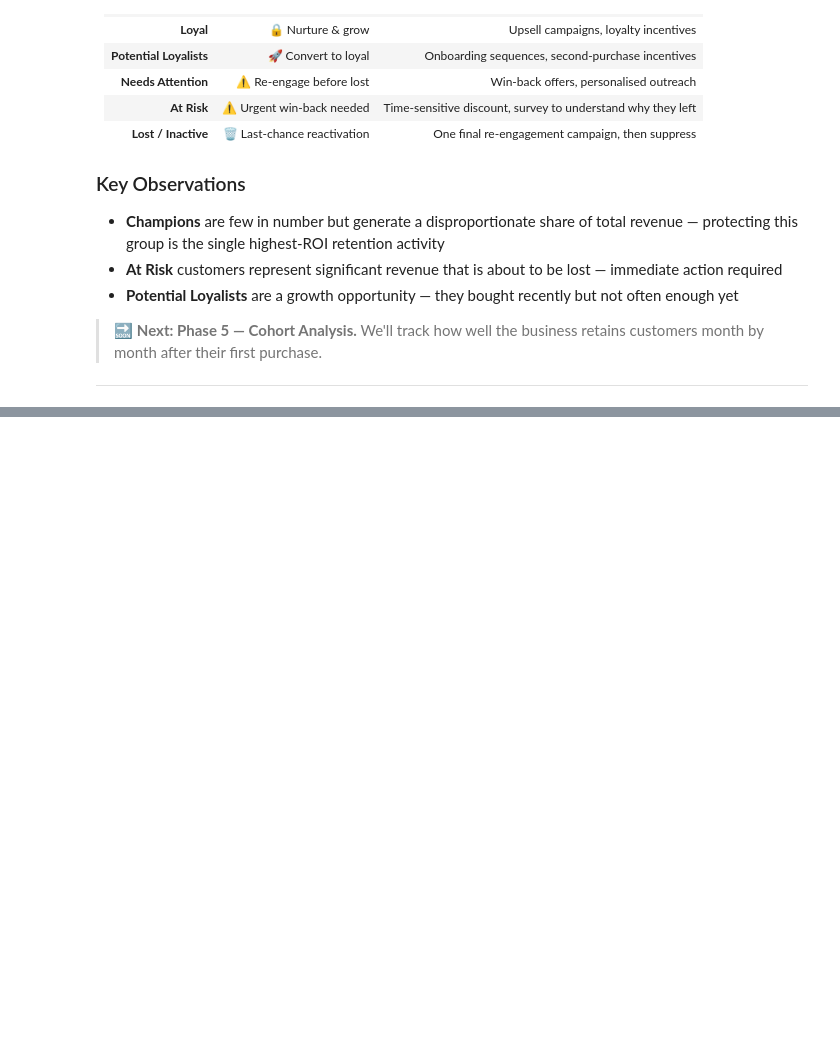
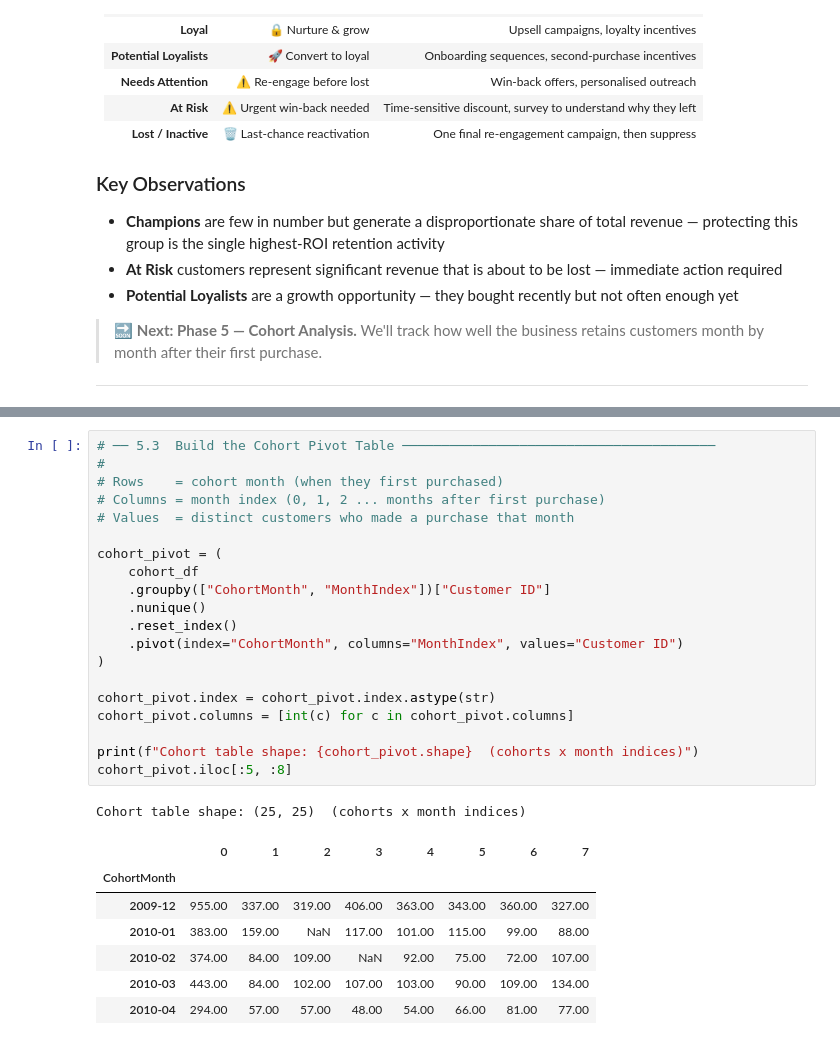
Before and after one commit to asimjamal/Customer-Intelligence-Report, a Jupyter notebook: customer_analytics_eda.ipynb, the cells around one changed output, grey strips where cells are left out. Cells and saved outputs as stored; diff of their text form; blank space fills up the shorter version.

```diff
--- a/customer_analytics_eda.ipynb
+++ b/customer_analytics_eda.ipynb
@@ -1110,0 +1176,29 @@ Final RFM table — top 20 customers by Monetary value:
+# %%
+# ── 5.3  Build the Cohort Pivot Table ────────────────────────────────────────
+#
+# Rows    = cohort month (when they first purchased)
+# Columns = month index (0, 1, 2 ... months after first purchase)
+# Values  = distinct customers who made a purchase that month
+
+cohort_pivot = (
+    cohort_df
+    .groupby(["CohortMonth", "MonthIndex"])["Customer ID"]
+    .nunique()
+    .reset_index()
+    .pivot(index="CohortMonth", columns="MonthIndex", values="Customer ID")
+)
+
+cohort_pivot.index = cohort_pivot.index.astype(str)
+cohort_pivot.columns = [int(c) for c in cohort_pivot.columns]
+
+print(f"Cohort table shape: {cohort_pivot.shape}  (cohorts x month indices)")
+cohort_pivot.iloc[:5, :8]
+# %% [output]
+Cohort table shape: (25, 25)  (cohorts x month indices)
+|  | 0 | 1 | 2 | 3 | 4 | 5 | 6 | 7 |
+| CohortMonth |  |  |  |  |  |  |  |  |
+| 2009-12 | 955.00 | 337.00 | 319.00 | 406.00 | 363.00 | 343.00 | 360.00 | 327.00 |
+| 2010-01 | 383.00 | 159.00 | NaN | 117.00 | 101.00 | 115.00 | 99.00 | 88.00 |
+| 2010-02 | 374.00 | 84.00 | 109.00 | NaN | 92.00 | 75.00 | 72.00 | 107.00 |
+| 2010-03 | 443.00 | 84.00 | 102.00 | 107.00 | 103.00 | 90.00 | 109.00 | 134.00 |
+| 2010-04 | 294.00 | 57.00 | 57.00 | 48.00 | 54.00 | 66.00 | 81.00 | 77.00 |
```
Also changed, not shown: parts of 16 cells of this notebook.
